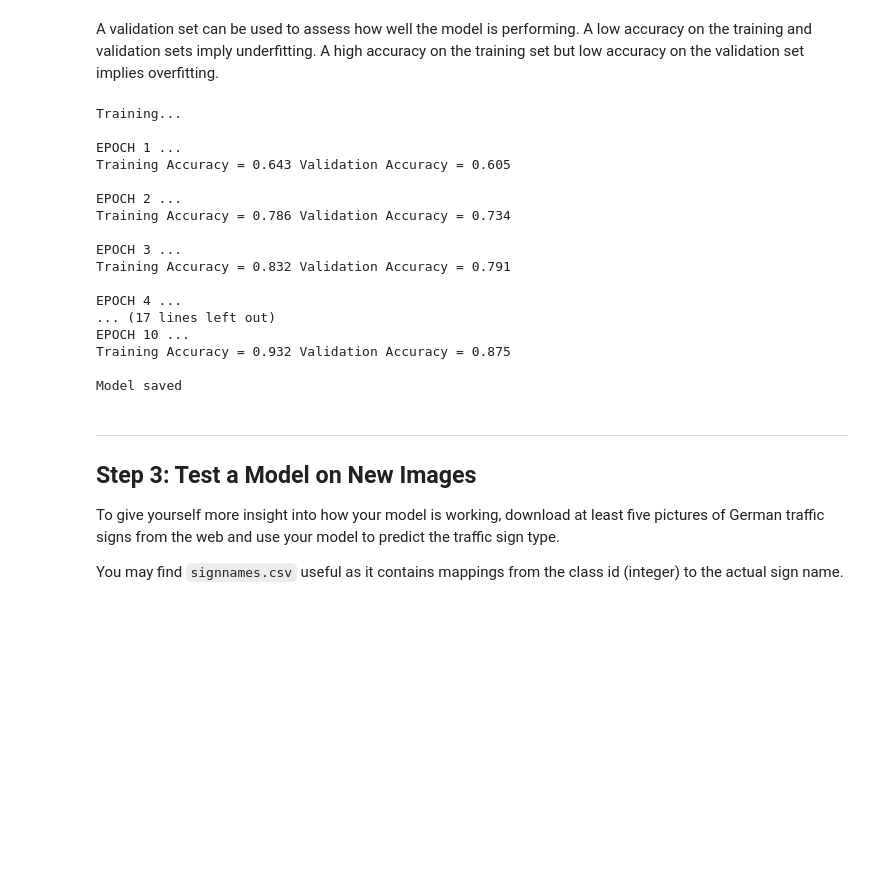
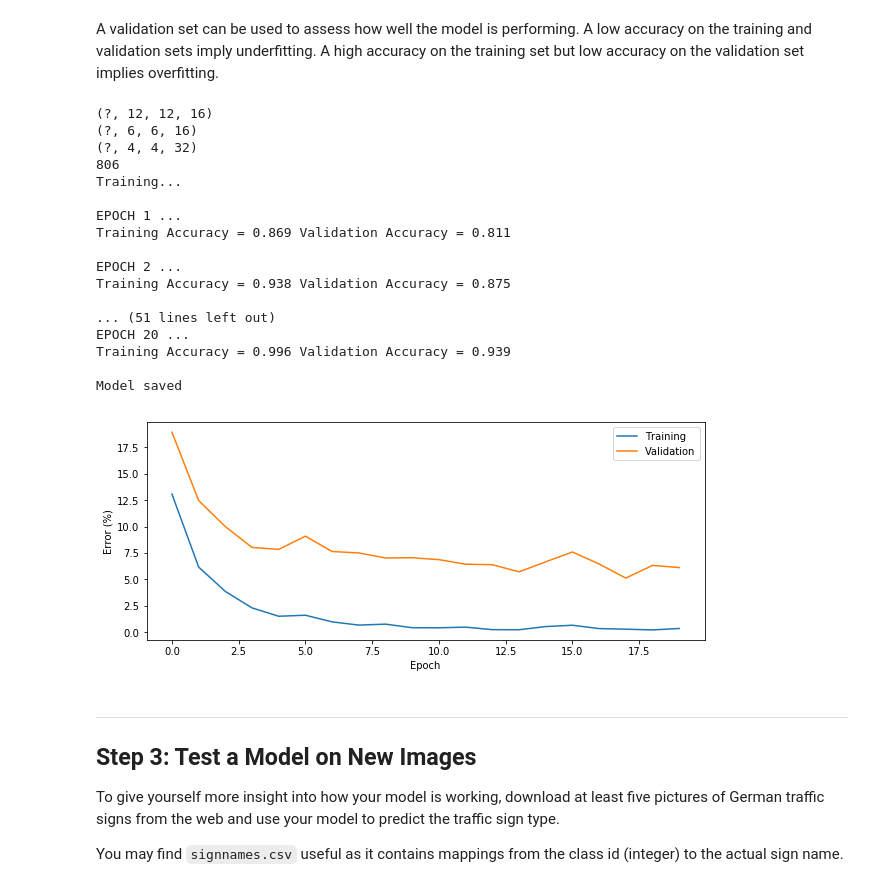
Before and after one commit to cazacov/CarND-Traffic-Sign-Classifier-Project, a Jupyter notebook: Traffic_Sign_Classifier.ipynb, the cells around one changed output. Drawn from its saved outputs; the diff is of its cells as text; code cells hidden in the pictures; blank space fills up the shorter version.

```diff
--- a/Traffic_Sign_Classifier.ipynb
+++ b/Traffic_Sign_Classifier.ipynb
@@ -343,10 +376,12 @@ sets imply underfitting. A high accuracy on the training set but low accuracy on
 from sklearn.utils import shuffle
 import os
 
-EPOCHS = 10
+EPOCHS = 20
 BATCH_SIZE = 128
 rate = 0.001
-keep_probability = 0.25
+keep_probability = 0.9
+
+acc_history = np.empty((EPOCHS, 2), dtype=np.float32)
 
 # Features and Labels
 x = tf.placeholder(tf.float32, (None, 32, 32, 3), name="x")
@@ -404,28 +439,41 @@ with tf.Session() as sess:
         print("EPOCH {} ...".format(i+1))
         print("Training Accuracy = {:.3f} Validation Accuracy = {:.3f}".format(training_accuracy, validation_accuracy))
         print()
+        acc_history[i,0] = training_accuracy
+        acc_history[i,1] = validation_accuracy
 
     saver.save(sess, './session/traffic_sign')
     print("Model saved")
     file_writer = tf.summary.FileWriter('./logs', sess.graph)
 # %% [output]
+(?, 12, 12, 16)
+(?, 6, 6, 16)
+(?, 4, 4, 32)
+806
 Training...
 
 EPOCH 1 ...
-Training Accuracy = 0.643 Validation Accuracy = 0.605
+Training Accuracy = 0.869 Validation Accuracy = 0.811
 
 EPOCH 2 ...
-Training Accuracy = 0.786 Validation Accuracy = 0.734
+Training Accuracy = 0.938 Validation Accuracy = 0.875
 
-EPOCH 3 ...
-Training Accuracy = 0.832 Validation Accuracy = 0.791
-
-EPOCH 4 ...
-... (17 lines left out)
-EPOCH 10 ...
-Training Accuracy = 0.932 Validation Accuracy = 0.875
+... (51 lines left out)
+EPOCH 20 ...
+Training Accuracy = 0.996 Validation Accuracy = 0.939
 
 Model saved
+# %%
+plt.rcParams["figure.figsize"] = [10, 4]
+epochs = np.arange(EPOCHS)
+plt.plot(epochs, 100 - acc_history[:,0] * 100, label='Training')
+plt.plot(epochs, 100 - acc_history[:,1] * 100, label='Validation')
+plt.xlabel('Epoch')
+plt.ylabel('Error (%)')
+plt.legend()
+plt.show()
+# %% [output]
+[figure, added]
 # %% [markdown]
 ---
 
```
Also changed, not shown: parts of 6 cells of this notebook.
